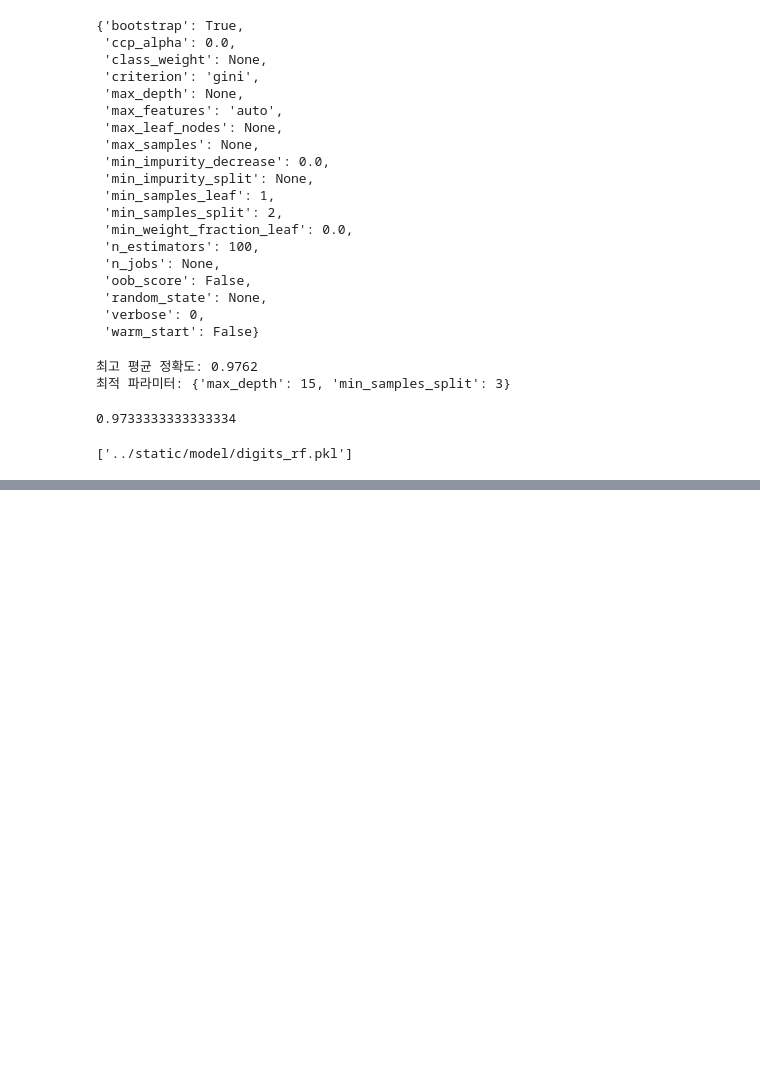
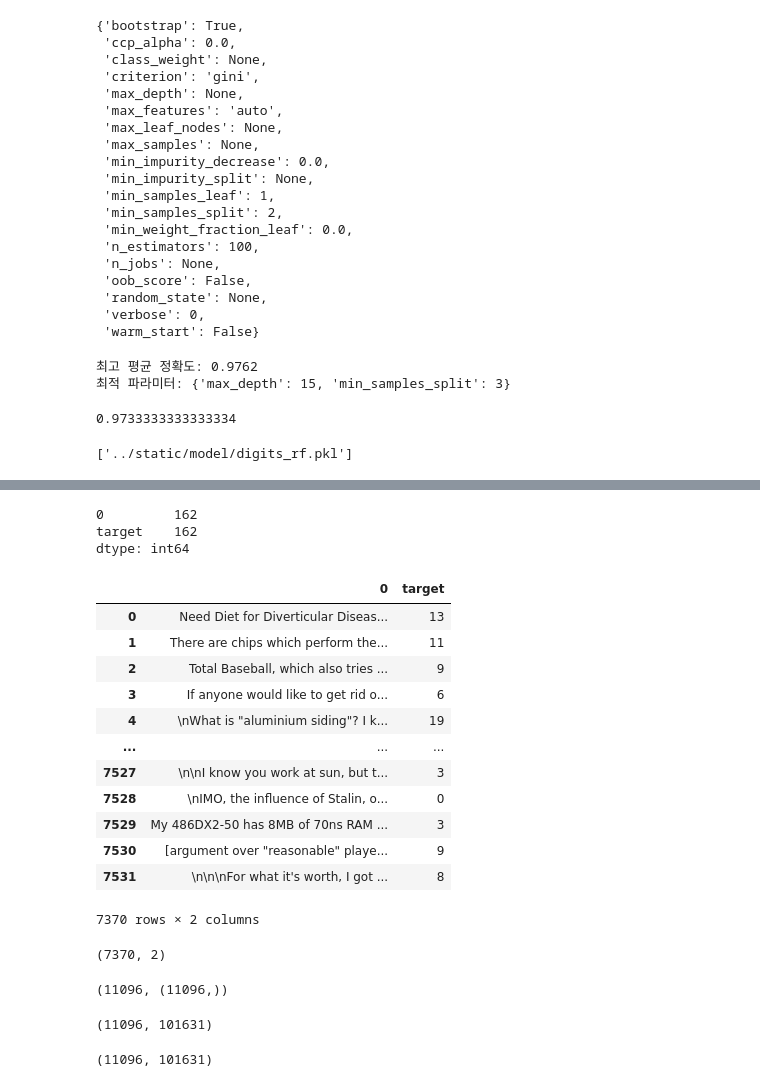
Before and after one commit to STNox/Python-flask, a Jupyter notebook: Python-flask/04. Machine Learning/bp8_upperclass/model.ipynb, the cells around one changed output, grey strips where cells are left out. Drawn from its saved outputs; the diff is of its cells as text; code cells hidden in the pictures; blank space fills up the shorter version.

```diff
--- a/Python-flask/04. Machine Learning/bp8_upperclass/model.ipynb
+++ b/Python-flask/04. Machine Learning/bp8_upperclass/model.ipynb
@@ -177,0 +275,53 @@ joblib.dump(best_rf, '../static/model/digits_rf.pkl')
+# %%
+df_test[df_test[0] == ''].count()
+# %% [output]
+0         162
+target    162
+dtype: int64
+# %%
+df_test = df_test.drop(df_test[df_test[0] == ''].index)
+df_test
+# %% [output]
+|  | 0 | target |
+| 0 | Need Diet for Diverticular Diseas... | 13 |
+| 1 | There are chips which perform the... | 11 |
+| 2 | Total Baseball, which also tries ... | 9 |
+| 3 | If anyone would like to get rid o... | 6 |
+| 4 | \nWhat is "aluminium siding"? I k... | 19 |
+| ... | ... | ... |
+| 7527 | \n\nI know you work at sun, but t... | 3 |
+| 7528 | \nIMO, the influence of Stalin, o... | 0 |
+| 7529 | My 486DX2-50 has 8MB of 70ns RAM ... | 3 |
+| 7530 | [argument over "reasonable" playe... | 9 |
+| 7531 | \n\n\nFor what it's worth, I got ... | 8 |
+7370 rows × 2 columns
+# %%
+df_test.values.shape
+# %% [output]
+(7370, 2)
+# %%
+X_train = df_train[0].values.reshape(1, -1)[0].tolist()
+X_test = df_test[0].values.reshape(1, -1)[0].tolist()
+y_train = df_train['target'].values
+y_test = df_test['target'].values
+len(X_train), y_train.shape
+# %% [output]
+(11096, (11096,))
+# %%
+from sklearn.feature_extraction.text import CountVectorizer
+cv = CountVectorizer()
+cv.fit(X_train)
+X_train_count = cv.transform(X_train)
+X_test_count = cv.transform(X_test)
+X_train_count.shape
+# %% [output]
+(11096, 101631)
+# %%
+from sklearn.feature_extraction.text import TfidfVectorizer
+tv = TfidfVectorizer()
+tv.fit(X_train)
+X_train_tfidf = tv.transform(X_train)
+X_test_tfidf = tv.transform(X_test)
+X_train_tfidf.shape
+# %% [output]
+(11096, 101631)
```
Also changed, not shown: parts of 13 cells of this notebook, 1 other file.
